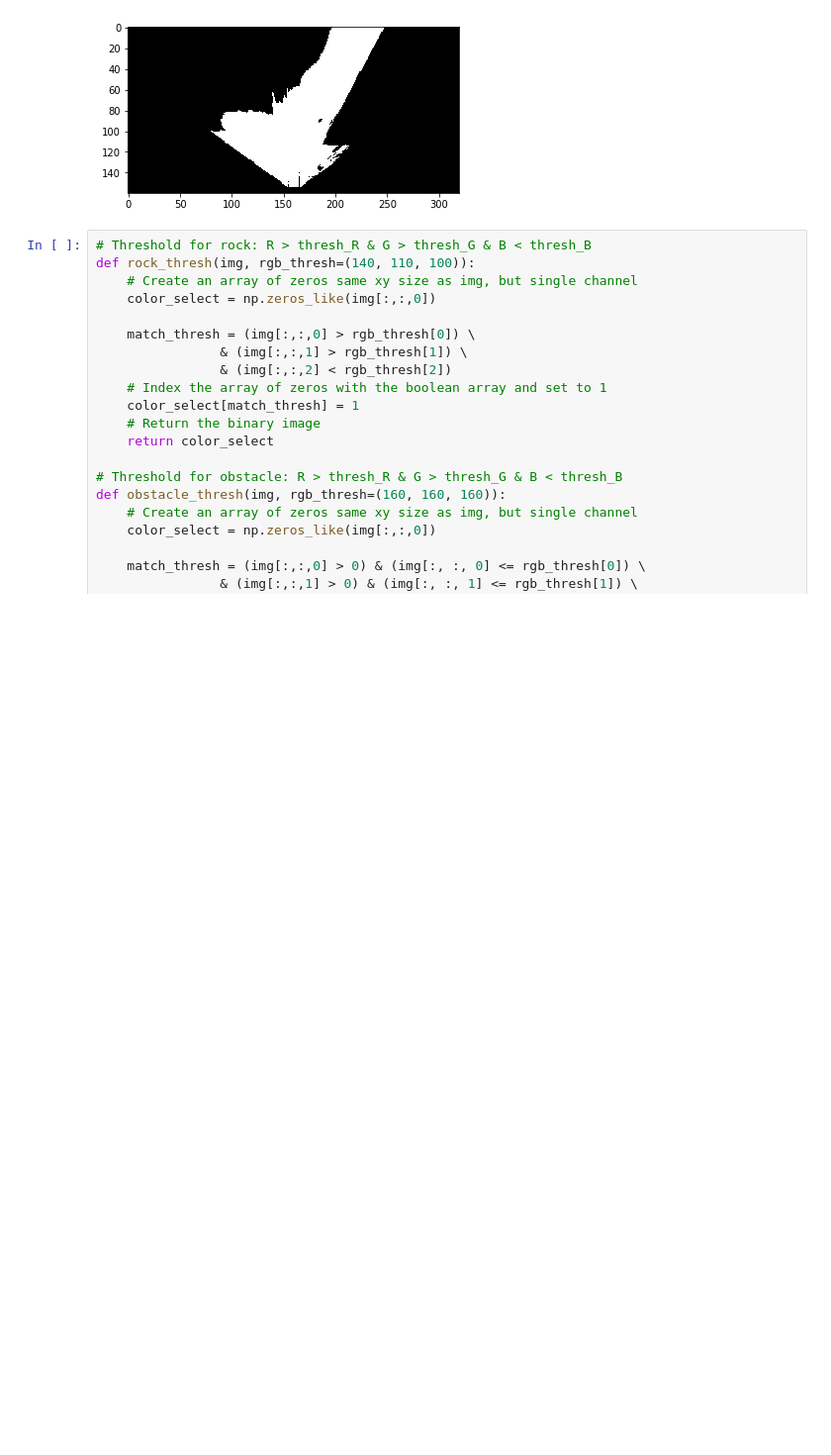
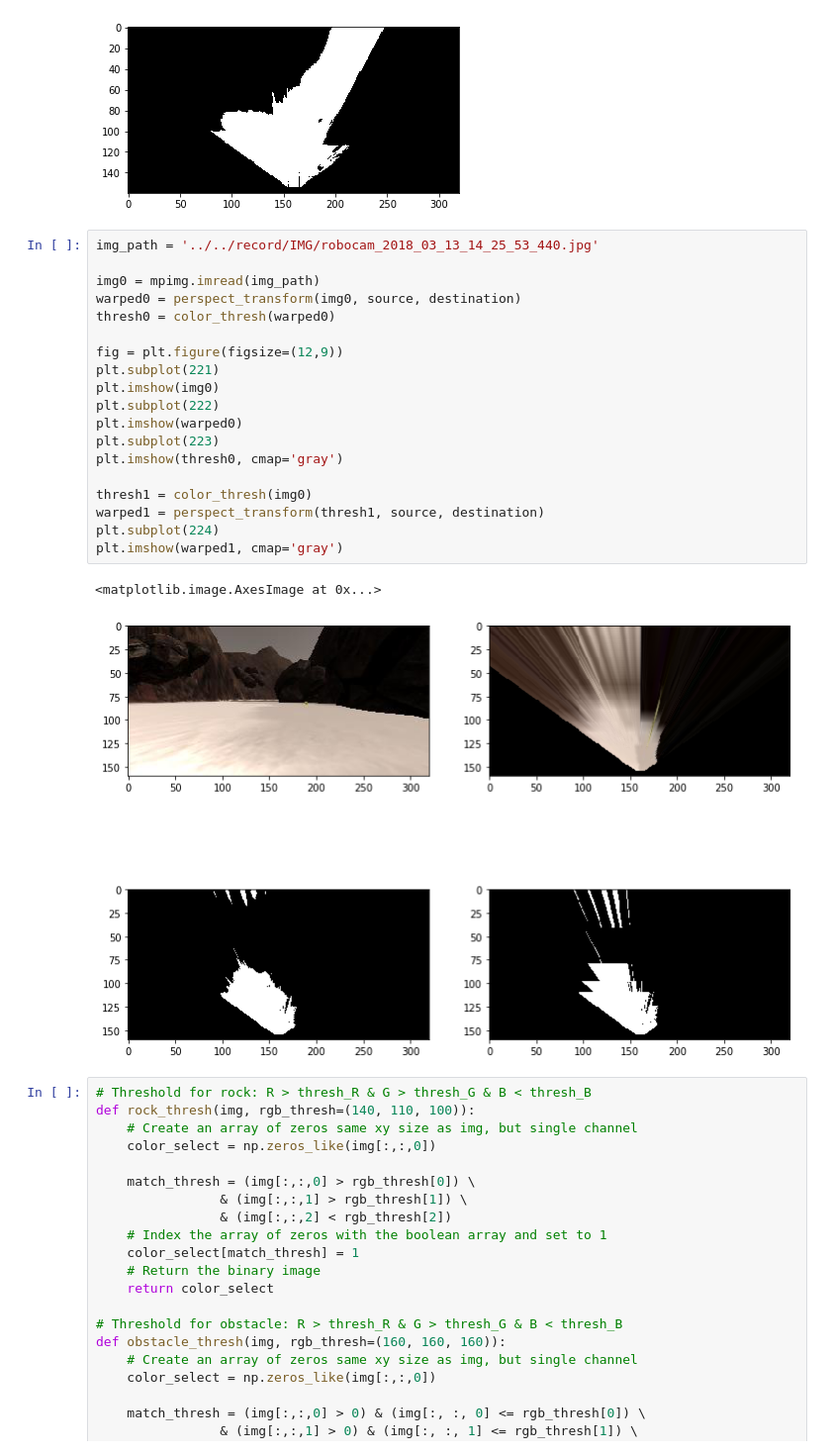
Before and after one commit to liaochiheng/RoboND-Rover-Project, a Jupyter notebook: code/Rover_Project_Test_Notebook.ipynb, the cells around one changed output. Shown at 99% size. Saved outputs shown, nothing was run; the diff lists cells and outputs as text; blank space fills up the shorter version.

```diff
--- a/code/Rover_Project_Test_Notebook.ipynb
+++ b/code/Rover_Project_Test_Notebook.ipynb
@@ -137,6 +137,28 @@ plt.imshow(threshed, cmap='gray')
 # %% [output]
 <matplotlib.image.AxesImage at 0x...>
 [figure]
+# %%
+img_path = '../../record/IMG/robocam_2018_03_13_14_25_53_440.jpg'
+
+img0 = mpimg.imread(img_path)
+warped0 = perspect_transform(img0, source, destination)
+thresh0 = color_thresh(warped0)
+
+fig = plt.figure(figsize=(12,9))
+plt.subplot(221)
+plt.imshow(img0)
+plt.subplot(222)
+plt.imshow(warped0)
+plt.subplot(223)
+plt.imshow(thresh0, cmap='gray')
+
+thresh1 = color_thresh(img0)
+warped1 = perspect_transform(thresh1, source, destination)
+plt.subplot(224)
+plt.imshow(warped1, cmap='gray')
+# %% [output]
+<matplotlib.image.AxesImage at 0x...>
+[figure, added]
 # %%
 # Threshold for rock: R > thresh_R & G > thresh_G & B < thresh_B
 def rock_thresh(img, rgb_thresh=(140, 110, 100)):
```
Also changed, not shown: parts of 3 cells of this notebook, 3 other files.
